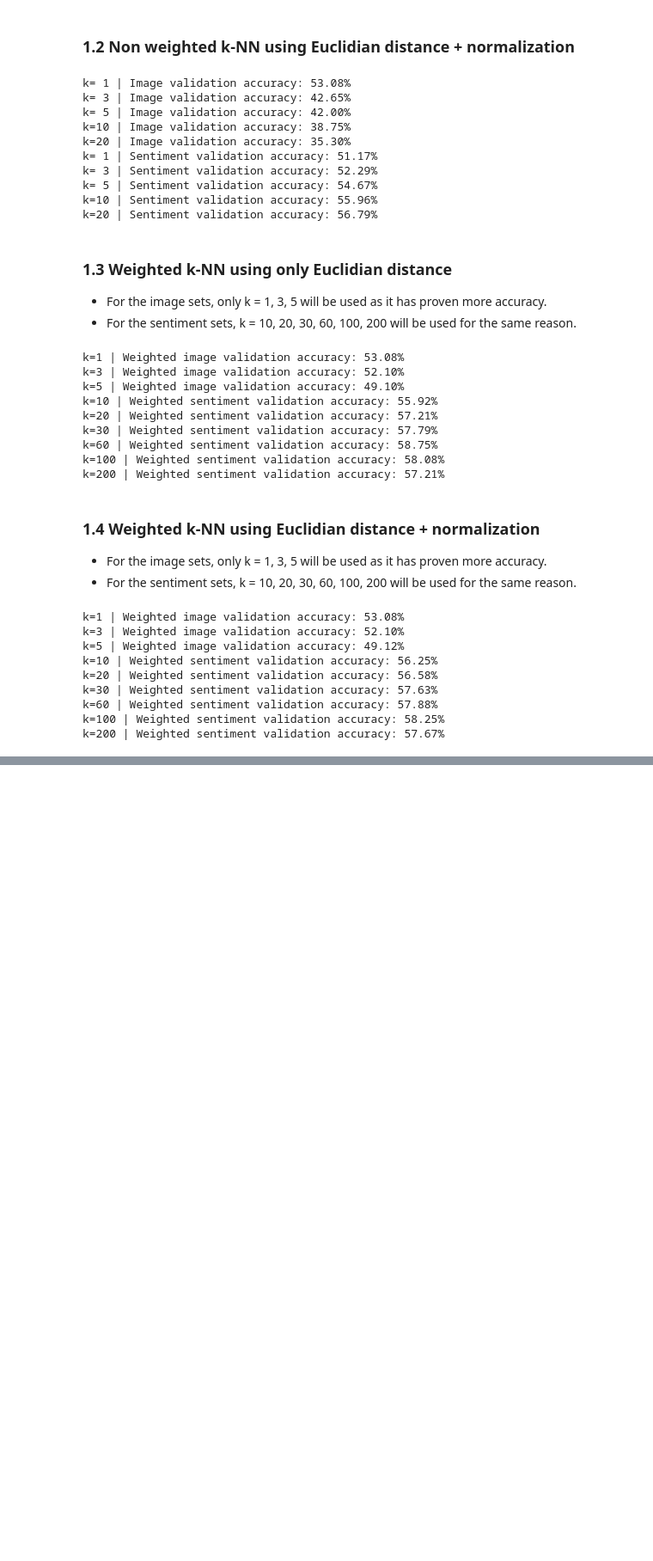
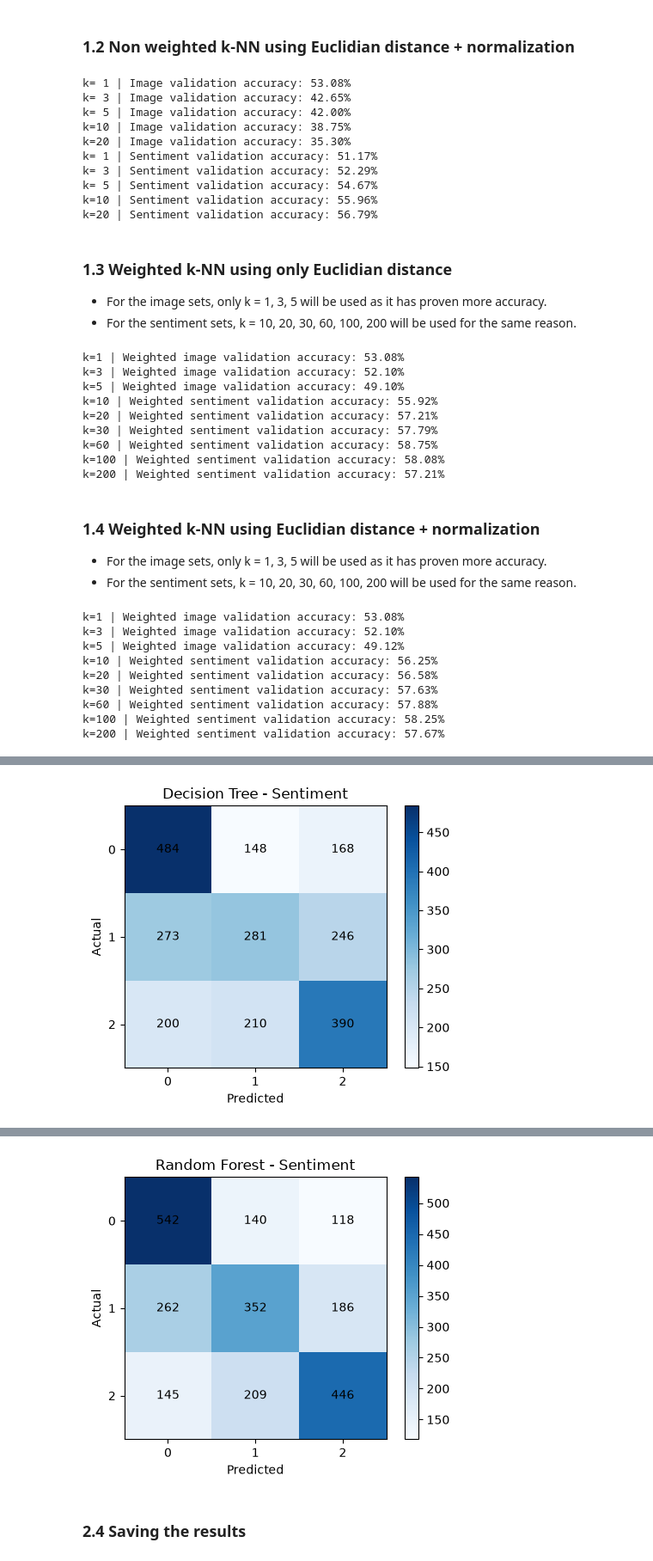
Before and after one commit to COMP472-Fall2026/Team11_NN, a Jupyter notebook: 02_supervised_models.ipynb, the cells around one changed output, grey strips where cells are left out. Shown at 86% size. Cells and saved outputs as stored; diff of their text form; code cells hidden in the pictures; blank space fills up the shorter version.

```diff
--- a/02_supervised_models.ipynb
+++ b/02_supervised_models.ipynb
@@ -113,0 +417,68 @@ k=200 | Weighted sentiment validation accuracy: 57.67%
+# %%
+for dataset, (_, Xva, _, yva) in DATASETS_TREE.items():
+
+    models = [
+        ("Decision Tree", best_trees[dataset]),
+        ("Random Forest", best_forests[dataset])
+    ]
+
+    for model_name, model in models:
+
+        predictions = model.predict(Xva)
+
+        print(f"\n{dataset} - {model_name}")
+
+        print(
+            classification_report(
+                yva, predictions, zero_division=0
+            )
+        )
+
+        labels = np.unique(yva)
+
+        cm = confusion_matrix(
+            yva, predictions, labels=labels
+        )
+
+        cm_errors = cm.copy()
+        np.fill_diagonal(cm_errors, 0)
+
+        indices = np.argsort(
+            cm_errors.ravel()
+        )[::-1][:5]
+
+        print("Most common classification errors:")
+
+        for index in indices:
+            i, j = np.unravel_index(index, cm.shape)
+
+            if cm_errors[i, j] > 0:
+                print(
+                    f"Actual {labels[i]} -> "
+                    f"Predicted {labels[j]}: "
+                    f"{cm_errors[i, j]}"
+                )
+
+        if dataset == "Sentiment":
+
+            plt.figure(figsize=(5, 4))
+            plt.imshow(cm, cmap="Blues")
+
+            plt.xticks(range(3), labels)
+            plt.yticks(range(3), labels)
+
+            plt.xlabel("Predicted")
+            plt.ylabel("Actual")
+            plt.title(f"{model_name} - Sentiment")
+
+            for i in range(3):
+                for j in range(3):
+                    plt.text(
+                        j, i, cm[i, j],
+                        ha="center", va="center"
+                    )
+
+            plt.colorbar()
+            plt.tight_layout()
+            plt.show()
+# %% [output]
@@ -113,0 +502 @@ k=200 | Weighted sentiment validation accuracy: 57.67%
+[figure, added]
@@ -113,0 +520,3 @@ k=200 | Weighted sentiment validation accuracy: 57.67%
+[figure, added]
+# %% [markdown]
+### 2.4 Saving the results
```
Also changed, not shown: parts of 13 cells of this notebook, 4 other files.
